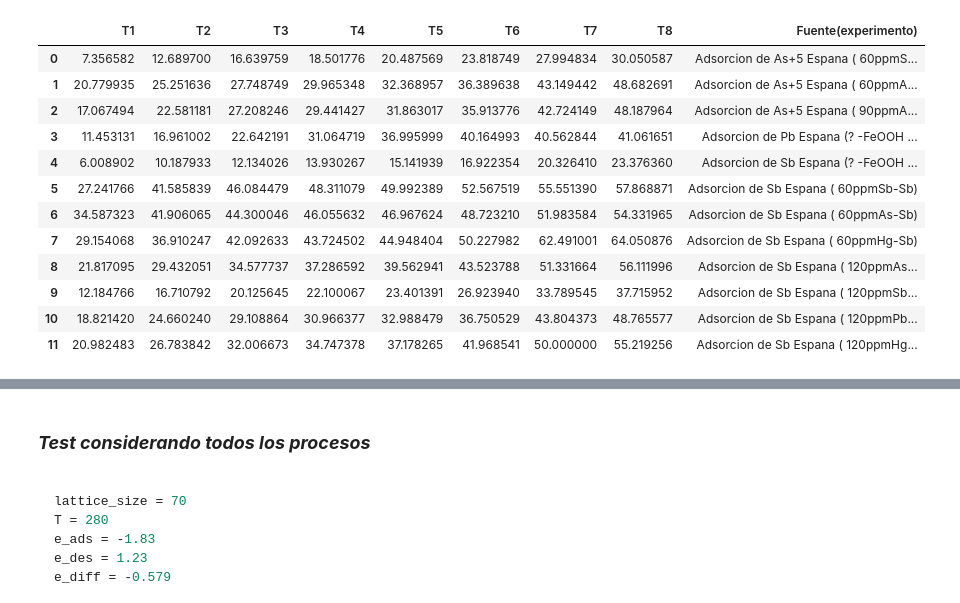
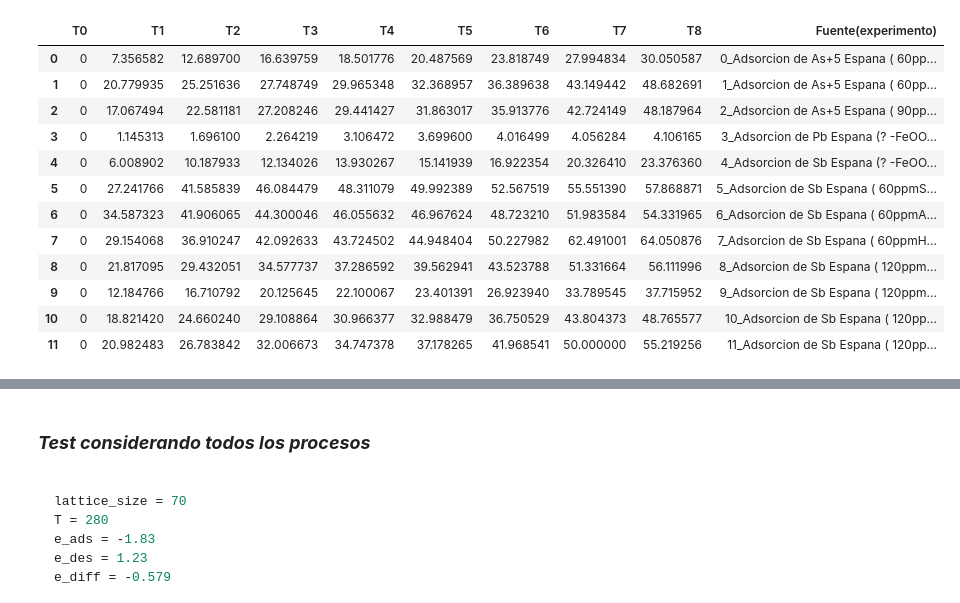
Before and after one commit to hernansalinas/00_TrabajoGradoGerman, a Jupyter notebook: Codes/kMC ordenado/kMC_GeneralAdsorptionModel_v1.ipynb, the cells around one changed output, grey strips where cells are left out. Cells and saved outputs as stored; diff of their text form; code cells hidden in the pictures.

```diff
--- a/Codes/kMC ordenado/kMC_GeneralAdsorptionModel_v1.ipynb
+++ b/Codes/kMC ordenado/kMC_GeneralAdsorptionModel_v1.ipynb
@@ -5,24 +5,24 @@ from tqdm import tqdm
 import pandas as pd
 # %%
 data = pd.read_csv('/Users/gtorres/Desktop/proyecto/00_TrabajoGradoGerman/Codes/kMC ordenado/data.csv')
-data['Fuente(experimento)'] = data['Fuente'] + ' (' + data['Experimento'] + ')'
-data = data.drop(['Unnamed: 10','Fuente','Experimento'], axis=1)
+data = data.drop(['Unnamed: 10'], axis=1)
 data.dropna(inplace=True)
 data.reset_index(drop=True, inplace=True)
-data.iloc[3] = data.iloc[3] * 10
+data['Fuente(experimento)'] = data.index.astype(str) + '_' + data['Fuente'] + ' (' + data['Experimento'] + ')'
+data = data.drop(['Fuente','Experimento'], axis=1)
 data.insert(0, 'T0', 0)
 data
 # %% [output]
-|  | T1 | T2 | T3 | T4 | T5 | T6 | T7 | T8 | Fuente(experimento) |
-| 0 | 7.356582 | 12.689700 | 16.639759 | 18.501776 | 20.487569 | 23.818749 | 27.994834 | 30.050587 | Adsorcion de As+5 Espana ( 60ppmS... |
-| 1 | 20.779935 | 25.251636 | 27.748749 | 29.965348 | 32.368957 | 36.389638 | 43.149442 | 48.682691 | Adsorcion de As+5 Espana ( 60ppmA... |
-| 2 | 17.067494 | 22.581181 | 27.208246 | 29.441427 | 31.863017 | 35.913776 | 42.724149 | 48.187964 | Adsorcion de As+5 Espana ( 90ppmA... |
-| 3 | 11.453131 | 16.961002 | 22.642191 | 31.064719 | 36.995999 | 40.164993 | 40.562844 | 41.061651 | Adsorcion de Pb Espana (? -FeOOH ... |
-| 4 | 6.008902 | 10.187933 | 12.134026 | 13.930267 | 15.141939 | 16.922354 | 20.326410 | 23.376360 | Adsorcion de Sb Espana (? -FeOOH ... |
-| 5 | 27.241766 | 41.585839 | 46.084479 | 48.311079 | 49.992389 | 52.567519 | 55.551390 | 57.868871 | Adsorcion de Sb Espana ( 60ppmSb-Sb) |
-| 6 | 34.587323 | 41.906065 | 44.300046 | 46.055632 | 46.967624 | 48.723210 | 51.983584 | 54.331965 | Adsorcion de Sb Espana ( 60ppmAs-Sb) |
-| 7 | 29.154068 | 36.910247 | 42.092633 | 43.724502 | 44.948404 | 50.227982 | 62.491001 | 64.050876 | Adsorcion de Sb Espana ( 60ppmHg-Sb) |
-| 8 | 21.817095 | 29.432051 | 34.577737 | 37.286592 | 39.562941 | 43.523788 | 51.331664 | 56.111996 | Adsorcion de Sb Espana ( 120ppmAs... |
-| 9 | 12.184766 | 16.710792 | 20.125645 | 22.100067 | 23.401391 | 26.923940 | 33.789545 | 37.715952 | Adsorcion de Sb Espana ( 120ppmSb... |
-| 10 | 18.821420 | 24.660240 | 29.108864 | 30.966377 | 32.988479 | 36.750529 | 43.804373 | 48.765577 | Adsorcion de Sb Espana ( 120ppmPb... |
-| 11 | 20.982483 | 26.783842 | 32.006673 | 34.747378 | 37.178265 | 41.968541 | 50.000000 | 55.219256 | Adsorcion de Sb Espana ( 120ppmHg... |
+|  | T0 | T1 | T2 | T3 | T4 | T5 | T6 | T7 | T8 | Fuente(experimento) |
+| 0 | 0 | 7.356582 | 12.689700 | 16.639759 | 18.501776 | 20.487569 | 23.818749 | 27.994834 | 30.050587 | 0_Adsorcion de As+5 Espana ( 60pp... |
+| 1 | 0 | 20.779935 | 25.251636 | 27.748749 | 29.965348 | 32.368957 | 36.389638 | 43.149442 | 48.682691 | 1_Adsorcion de As+5 Espana ( 60pp... |
+| 2 | 0 | 17.067494 | 22.581181 | 27.208246 | 29.441427 | 31.863017 | 35.913776 | 42.724149 | 48.187964 | 2_Adsorcion de As+5 Espana ( 90pp... |
+| 3 | 0 | 1.145313 | 1.696100 | 2.264219 | 3.106472 | 3.699600 | 4.016499 | 4.056284 | 4.106165 | 3_Adsorcion de Pb Espana (? -FeOO... |
+| 4 | 0 | 6.008902 | 10.187933 | 12.134026 | 13.930267 | 15.141939 | 16.922354 | 20.326410 | 23.376360 | 4_Adsorcion de Sb Espana (? -FeOO... |
+| 5 | 0 | 27.241766 | 41.585839 | 46.084479 | 48.311079 | 49.992389 | 52.567519 | 55.551390 | 57.868871 | 5_Adsorcion de Sb Espana ( 60ppmS... |
+| 6 | 0 | 34.587323 | 41.906065 | 44.300046 | 46.055632 | 46.967624 | 48.723210 | 51.983584 | 54.331965 | 6_Adsorcion de Sb Espana ( 60ppmA... |
+| 7 | 0 | 29.154068 | 36.910247 | 42.092633 | 43.724502 | 44.948404 | 50.227982 | 62.491001 | 64.050876 | 7_Adsorcion de Sb Espana ( 60ppmH... |
+| 8 | 0 | 21.817095 | 29.432051 | 34.577737 | 37.286592 | 39.562941 | 43.523788 | 51.331664 | 56.111996 | 8_Adsorcion de Sb Espana ( 120ppm... |
+| 9 | 0 | 12.184766 | 16.710792 | 20.125645 | 22.100067 | 23.401391 | 26.923940 | 33.789545 | 37.715952 | 9_Adsorcion de Sb Espana ( 120ppm... |
+| 10 | 0 | 18.821420 | 24.660240 | 29.108864 | 30.966377 | 32.988479 | 36.750529 | 43.804373 | 48.765577 | 10_Adsorcion de Sb Espana ( 120pp... |
+| 11 | 0 | 20.982483 | 26.783842 | 32.006673 | 34.747378 | 37.178265 | 41.968541 | 50.000000 | 55.219256 | 11_Adsorcion de Sb Espana ( 120pp... |
```
Also changed, not shown: parts of 2 cells of this notebook.
